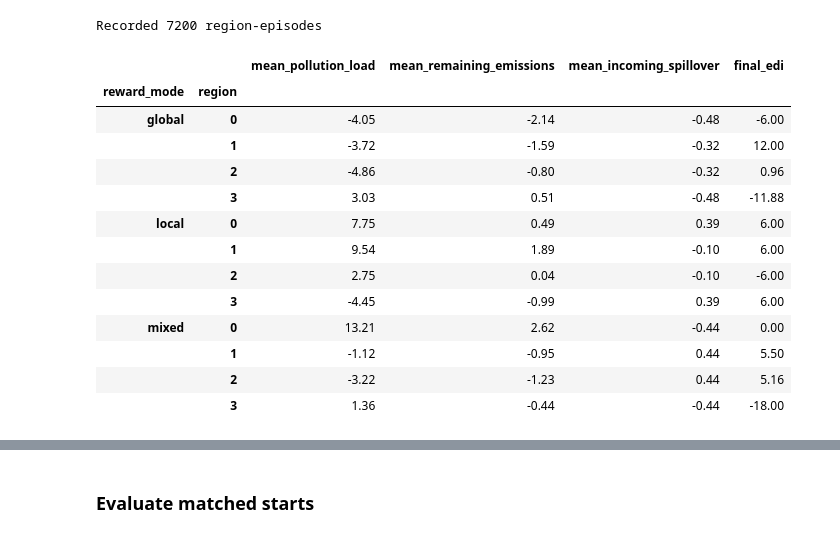
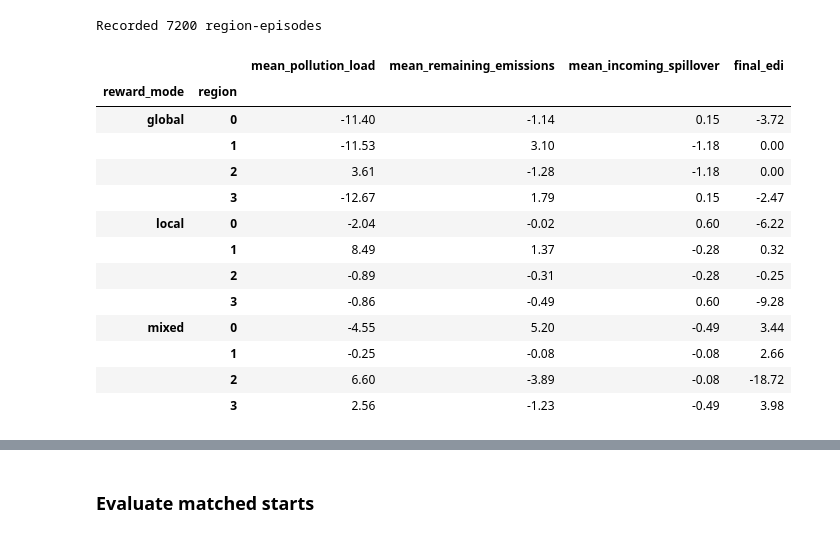
Before and after one commit to Barderus/regional-pollution-marl, a Jupyter notebook: study_2_economic_sustainability/notebooks/08_reward_design.ipynb, the cells around one changed output, grey strips where cells are left out. Saved outputs shown, nothing was run; the diff lists cells and outputs as text; code cells hidden in the pictures.

```diff
--- a/study_2_economic_sustainability/notebooks/08_reward_design.ipynb
+++ b/study_2_economic_sustainability/notebooks/08_reward_design.ipynb
@@ -265 +238,5 @@ display(seed_spread[["final_edi", "mean_gpi", "mitigation_spending", "failure_pe
+# %%
+EXTRA_AIR_EMISSIONS = 5
+AIR_TRANSPORT_FRACTION = environment_config.transport_fractions["air"]
+spillover_rows = []
 # %%
@@ -466,20 +429,18 @@ def empty_region_totals():
 # %%
 def add_region_step(totals, info):
     for region in range(4):
-        totals["pollution_load"][region] += info["pollution_loads"][region]
-        totals["remaining_emissions"][region] += info["remaining_emissions"][region]
-        totals["incoming_spillover"][region] += info["incoming_spillover"][region]
+        for pollutant in info["pollutant_loads"]:
+            totals["pollution_load"][region] += info["pollutant_loads"][pollutant][region]
+            totals["remaining_emissions"][region] += info["remaining_emissions"][pollutant][region]
+            totals["incoming_spillover"][region] += info["incoming_emissions"][pollutant][region]
+            totals["incoming_spillover"][region] += info["incoming_pollution"][pollutant][region]
 # %%
 def evaluate_regions(agents, reward_mode, seed, config):
     environment = EconomicSustainabilityEnvironment(reward_mode, config)
-    observations = environment.reset(seed)
     totals = empty_region_totals()
-    while True:
-        actions = choose_actions(agents, observations, greedy=True)
-        observations, rewards, terminated, truncated, info = environment.step(actions)
-        add_region_step(totals, info)
-        if terminated or truncated:
-            break
+    transitions, terminated, truncated = run_episode(environment, agents, seed)
+    for transition in transitions:
+        add_region_step(totals, transition["info"])
 
     rows = []
     for region in range(4):
@@ -496,8 +457,7 @@ region_rows = []
 if RUN_STRESS:
     for setting, config, policies in (
         ("current", environment_config, trained_policies),
-        ("weaker_high", stressed_config, stressed_policies),
-    ):
+        ("weaker_high", stressed_config, stressed_policies)):
         for design in REWARD_DESIGNS:
             for reward_mode in REWARD_MODES:
                 for training_seed in TRAINING_SEEDS:
@@ -505,41 +465,32 @@ if RUN_STRESS:
                     for environment_seed in EVALUATION_SEEDS:
                         rows = evaluate_regions(agents, reward_mode, environment_seed, config)
                         for row in rows:
-                            row.update(
-                                setting=setting, design=design,
-                                reward_mode=reward_mode, training_seed=training_seed,
-                            )
+                            row.update(setting=setting, design=design, reward_mode=reward_mode, training_seed=training_seed)
                         region_rows.extend(rows)
+
     regional_episodes = pd.DataFrame(region_rows)
     print(f"Recorded {len(regional_episodes)} region-episodes")
 # %% [output]
 Recorded 7200 region-episodes
 # %%
 if RUN_STRESS:
-    REGION_MEASURES = [
-        "mean_pollution_load", "mean_remaining_emissions",
-        "mean_incoming_spillover", "final_edi",
-    ]
-    region_seed = regional_episodes.groupby(
-        ["setting", "design", "reward_mode", "training_seed", "region"]
-    )[REGION_MEASURES].mean()
+    REGION_MEASURES = ["mean_pollution_load", "mean_remaining_emissions", "mean_incoming_spillover", "final_edi"]
+    region_seed = regional_episodes.groupby(["setting", "design", "reward_mode", "training_seed", "region"])[REGION_MEASURES].mean()
     region_change = region_seed.loc["weaker_high"] - region_seed.loc["current"]
-    region_mean_change = region_change.groupby(
-        level=["design", "reward_mode", "region"]
-    ).mean()
+    region_mean_change = region_change.groupby(level=["design", "reward_mode", "region"]).mean()
     display(region_mean_change.loc["combined"].round(2))
 # %% [output]
 |  |  | mean_pollution_load | mean_remaining_emissions | mean_incoming_spillover | final_edi |
 | reward_mode | region |  |  |  |  |
-| global | 0 | -4.05 | -2.14 | -0.48 | -6.00 |
-|  | 1 | -3.72 | -1.59 | -0.32 | 12.00 |
-|  | 2 | -4.86 | -0.80 | -0.32 | 0.96 |
-|  | 3 | 3.03 | 0.51 | -0.48 | -11.88 |
-| local | 0 | 7.75 | 0.49 | 0.39 | 6.00 |
-|  | 1 | 9.54 | 1.89 | -0.10 | 6.00 |
-|  | 2 | 2.75 | 0.04 | -0.10 | -6.00 |
-|  | 3 | -4.45 | -0.99 | 0.39 | 6.00 |
-| mixed | 0 | 13.21 | 2.62 | -0.44 | 0.00 |
-|  | 1 | -1.12 | -0.95 | 0.44 | 5.50 |
-|  | 2 | -3.22 | -1.23 | 0.44 | 5.16 |
-|  | 3 | 1.36 | -0.44 | -0.44 | -18.00 |
+| global | 0 | -11.40 | -1.14 | 0.15 | -3.72 |
+|  | 1 | -11.53 | 3.10 | -1.18 | 0.00 |
+|  | 2 | 3.61 | -1.28 | -1.18 | 0.00 |
+|  | 3 | -12.67 | 1.79 | 0.15 | -2.47 |
+| local | 0 | -2.04 | -0.02 | 0.60 | -6.22 |
+|  | 1 | 8.49 | 1.37 | -0.28 | 0.32 |
+|  | 2 | -0.89 | -0.31 | -0.28 | -0.25 |
+|  | 3 | -0.86 | -0.49 | 0.60 | -9.28 |
+| mixed | 0 | -4.55 | 5.20 | -0.49 | 3.44 |
+|  | 1 | -0.25 | -0.08 | -0.08 | 2.66 |
+|  | 2 | 6.60 | -3.89 | -0.08 | -18.72 |
+|  | 3 | 2.56 | -1.23 | -0.49 | 3.98 |
```
Also changed, not shown: parts of 115 cells of this notebook, 1 other file.
